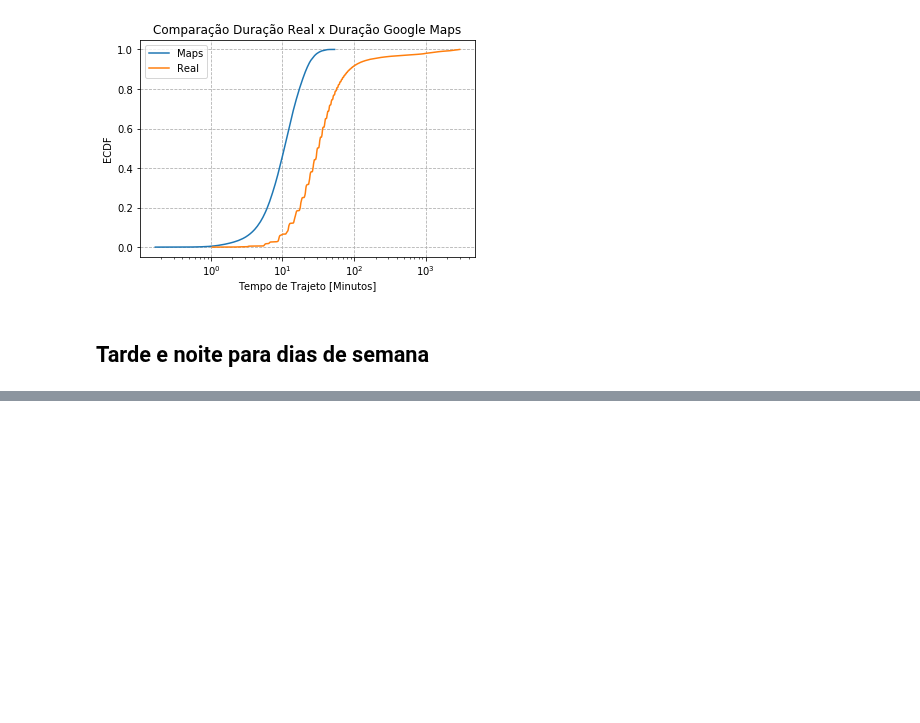
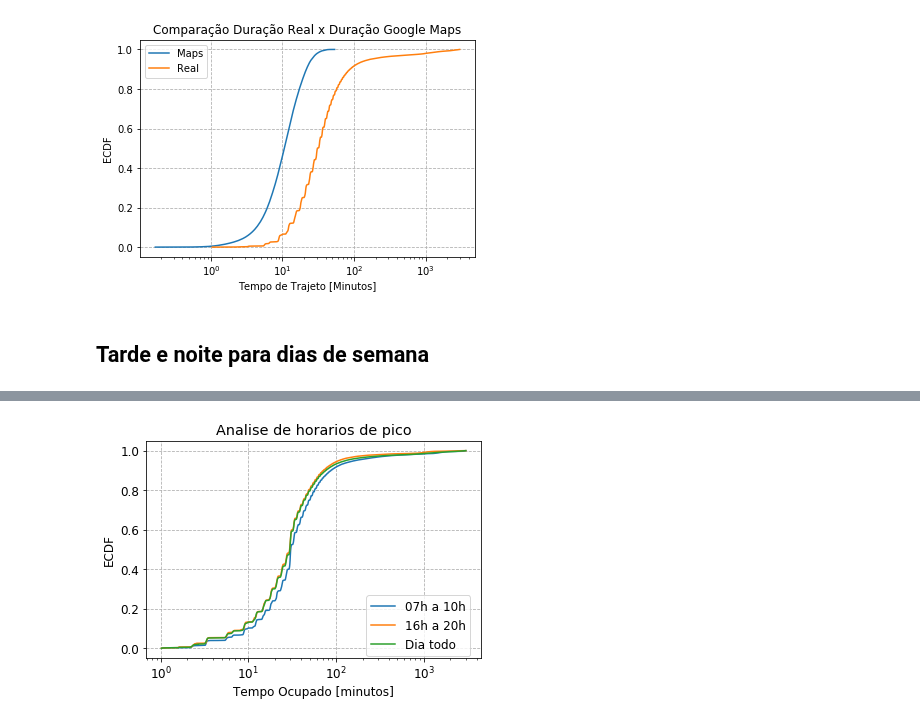
Before and after one commit to netlabufjf/Evo-Scripts, a Jupyter notebook: CDF_Plot_Evo.ipynb, the cells around one changed output, grey strips where cells are left out. Drawn from its saved outputs; the diff is of its cells as text; code cells hidden in the pictures; blank space fills up the shorter version.

```diff
--- a/CDF_Plot_Evo.ipynb
+++ b/CDF_Plot_Evo.ipynb
@@ -364,4 +381,6 @@ noite = pd.DataFrame(noite, columns=['car_id', 'start', 'duration'])
 # %%
-# Durações menores que 66 horas
-tarde = tarde[tarde['duration'] < 4000]
-noite = noite[noite['duration'] < 4000]
+# Durações menores ou iguais que 28 horas
+# Em analise
+tarde = tarde[tarde['duration'] <= 28*60]
+noite = noite[noite['duration'] <= 28*60]
+todos = Occupied_Diff[Occupied_Diff['duration'] <= 28*60]
@@ -379,31 +387,37 @@ todos = Occupied_Diff[Occupied_Diff['duration'] <= 28*60]
 # %%
-import matplotlib
-
 matplotlib.rc('font', size=12)
 
 fig, ax = plt.subplots()
 
 x, y = cdf(tarde.sort_values(by='duration'))
-ax.plot(x,y, label='11h a 13h')# marker='o', markevery=[30,140,280,400,580,800,960,1010,1100])
+ax.plot(x,y, label='07h a 10h')# marker='o', markevery=[30,140,280,400,580,800,960,1010,1100])
 
 x, y = cdf(noite.sort_values(by='duration'))
-ax.plot(x,y, label='18h a 19h') #marker='s', markevery=[30,60,120,190,280,340,392,400,406])
+ax.plot(x,y, label='16h a 20h') #marker='s', markevery=[30,60,120,190,280,340,392,400,406])
 
 x, y = cdf(todos.sort_values(by='duration'))
 ax.plot(x,y, label='Dia todo') #marker='^', markevery=[20,120,350,600,960,1400,2200,2800,3600,4300,4550])
 
 # Modificando os labels dos minutos
 ax.xaxis.set_ticks(np.arange(0, 1800, 180))
 
+ax.grid(b=True, linestyle='--')
+
 fig.canvas.draw()
 
-labels = [item.get_text() for item in ax.get_xticklabels()]
-labels = range(0,30,3)
+# labels = [item.get_text() for item in ax.get_xticklabels()]
+# labels = range(0,30,3)
 
-ax.set_xticklabels(labels)
+# ax.set_xticklabels(labels)
 
 ax.legend(bbox_to_anchor=(0.65, 0.3), loc=2, borderaxespad=0.2)
 ax.set_ylabel('ECDF')
-ax.set_xlabel('Tempo Ocupado [horas]')
+ax.set_xlabel('Tempo Ocupado [minutos]')
 
-# plt.savefig('tarde_noiteCDF.pdf')
+plt.title('Analise de horarios de pico')
+plt.xscale('log')
+
+plt.show()
+# plt.savefig('tarde_noiteCDF_log.pdf')
+# %% [output]
+[figure, added]
```
Also changed, not shown: parts of 6 cells of this notebook.
